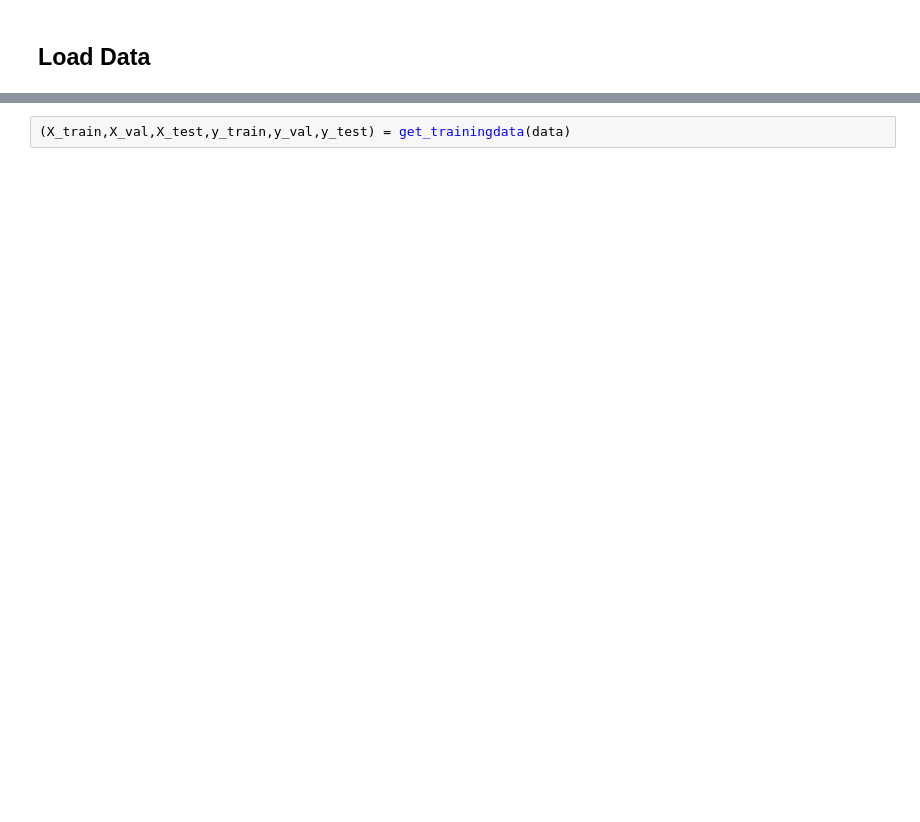
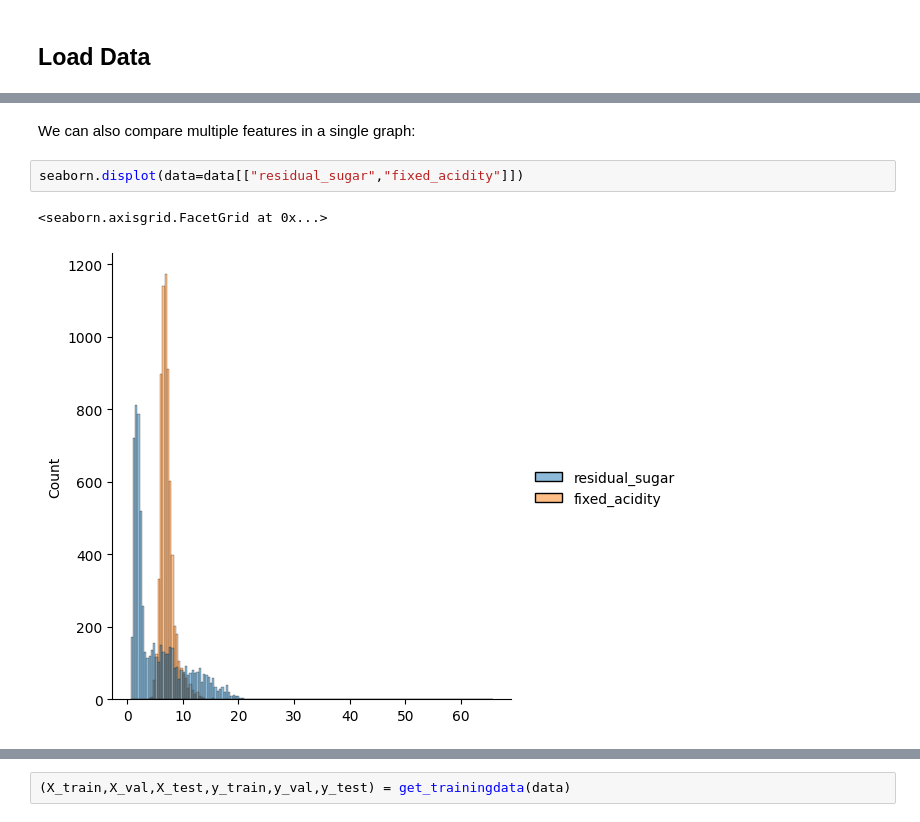
Before and after one commit to rht-labs/mlops-exercise, a Jupyter notebook: 1-prep_and_gather_data_instructor.ipynb, the cells around one changed output, grey strips where cells are left out. Drawn from its saved outputs; the diff is of its cells as text; blank space fills up the shorter version.

```diff
--- a/1-prep_and_gather_data_instructor.ipynb
+++ b/1-prep_and_gather_data_instructor.ipynb
@@ -75,0 +165,7 @@ data = transformdata(red_wine, white_wine)
+# %% [markdown]
+We can also compare multiple features in a single graph:
+# %%
+seaborn.displot(data=data[["residual_sugar","fixed_acidity"]])
+# %% [output]
+<seaborn.axisgrid.FacetGrid at 0x...>
+[figure, added]
```
Also changed, not shown: parts of 54 cells of this notebook, 2 other files.
